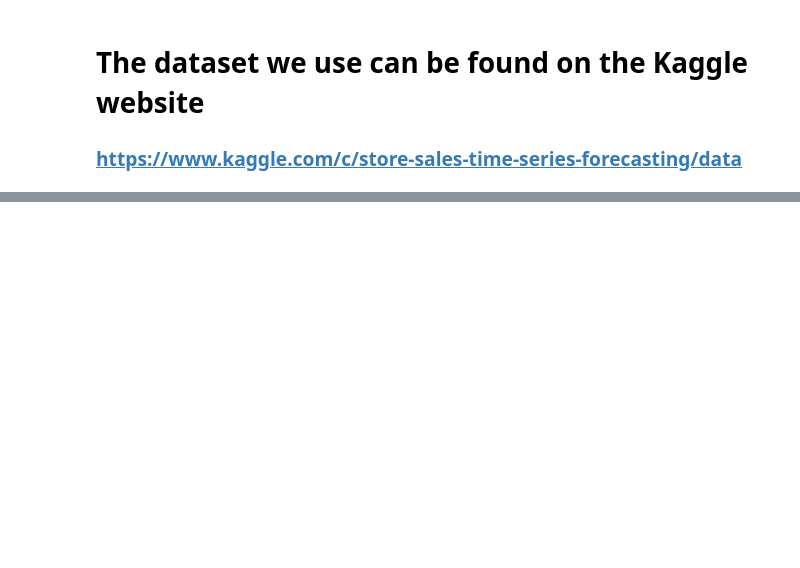
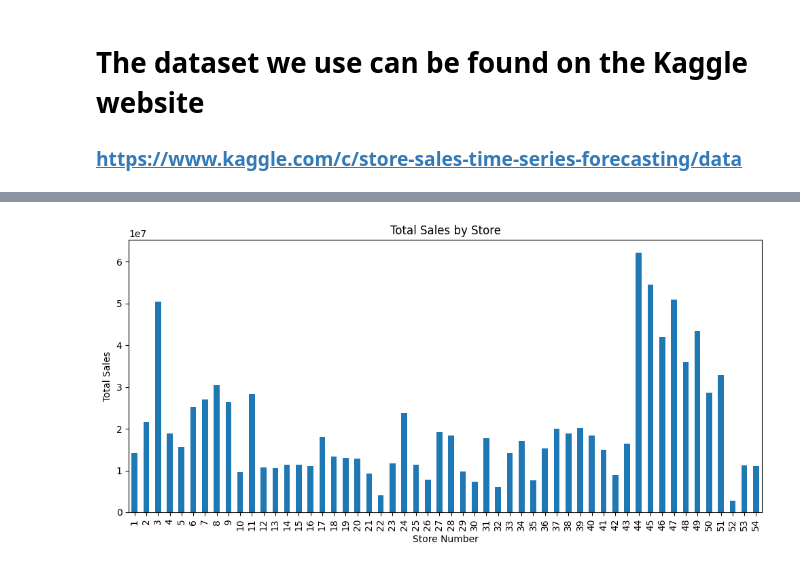
Before and after one commit to gregloos/Store-Sales-Forecasting, a Jupyter notebook: forecasting.ipynb, the cells around one changed output, grey strips where cells are left out. Cells and saved outputs as stored; diff of their text form; code cells hidden in the pictures; blank space fills up the shorter version.

```diff
--- a/forecasting.ipynb
+++ b/forecasting.ipynb
@@ -18,0 +67,12 @@ train_data.head(5)
+# %%
+store_sales = data.groupby('store_nbr')['sales'].sum().sort_index()
+
+plt.figure(figsize=(10, 5))
+store_sales.plot(kind='bar')
+plt.title('Total Sales by Store')
+plt.xlabel('Store Number')
+plt.ylabel('Total Sales')
+plt.tight_layout()
+plt.show()
+# %% [output]
+[figure, added]
```
Also changed, not shown: parts of 13 cells of this notebook.
